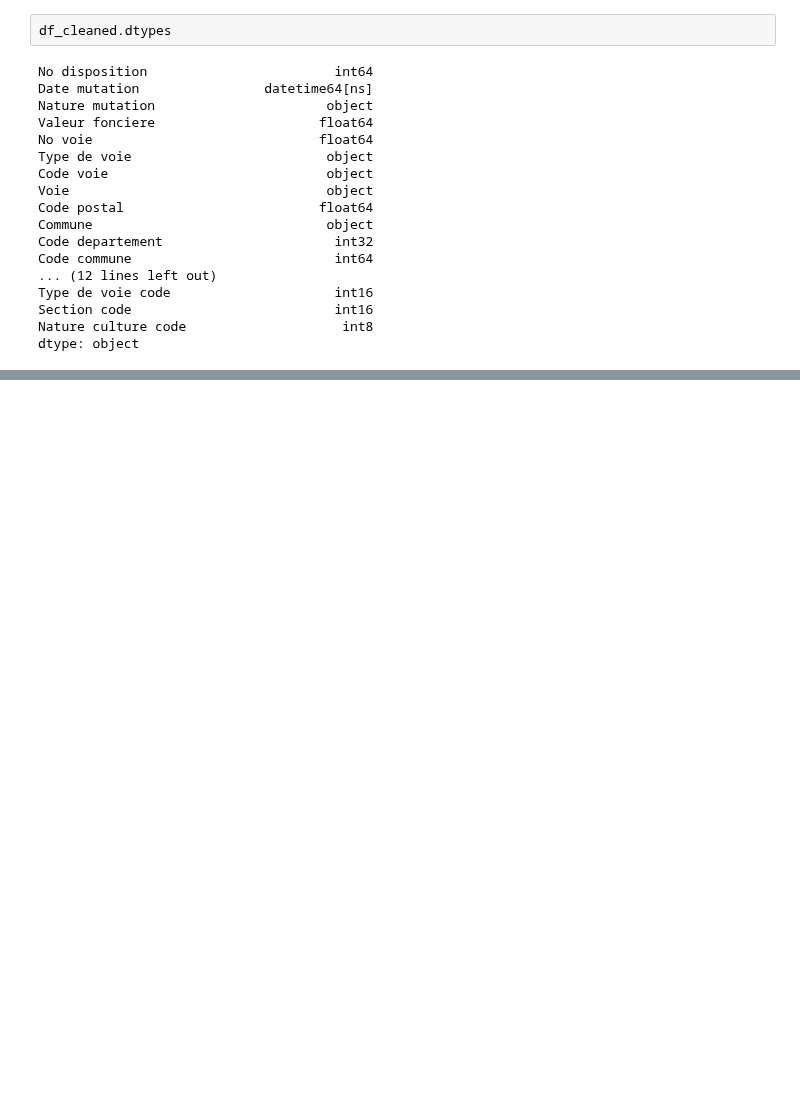
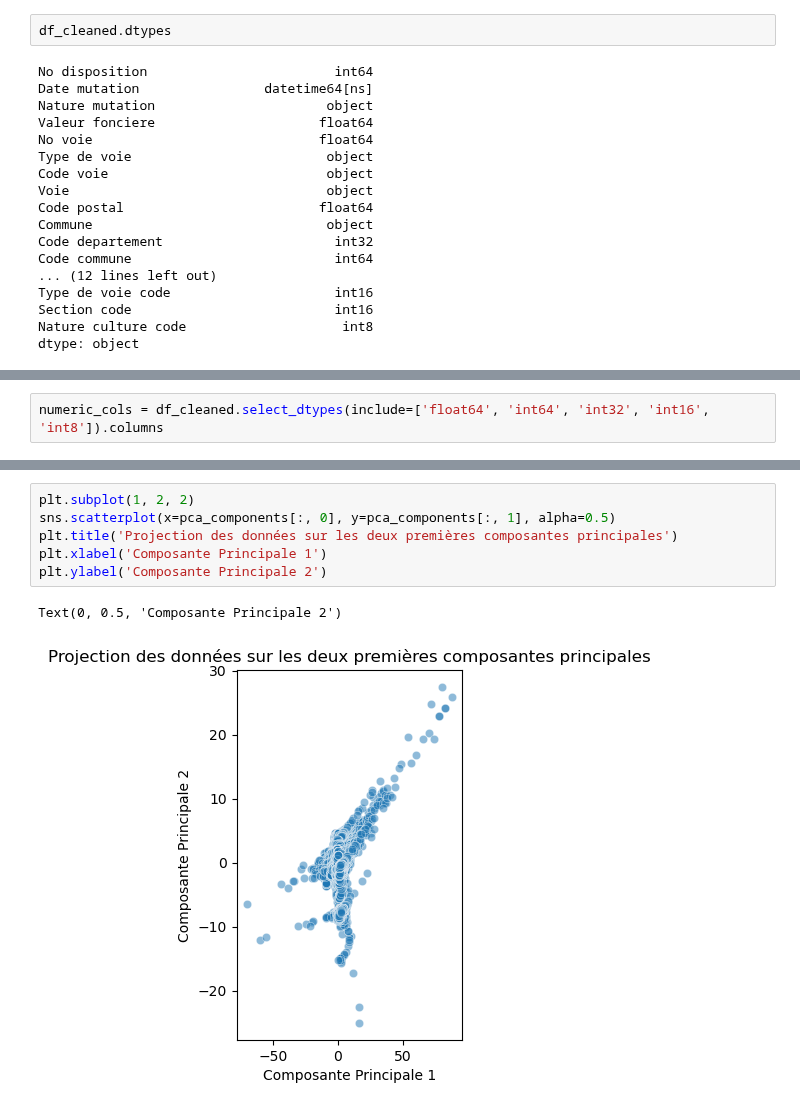
Before and after one commit to Skrinox/Analyses_des_Donnees_DVF, a Jupyter notebook: DVF_Data_Analysis.ipynb, the cells around one changed output, grey strips where cells are left out. Drawn from its saved outputs; the diff is of its cells as text; blank space fills up the shorter version.

```diff
--- a/DVF_Data_Analysis.ipynb
+++ b/DVF_Data_Analysis.ipynb
@@ -280,0 +290,2 @@ df_cleaned.head()
+# %%
+numeric_cols = df_cleaned.select_dtypes(include=['float64', 'int64', 'int32', 'int16', 'int8']).columns
@@ -280,0 +360,9 @@ df_cleaned.head()
+# %%
+plt.subplot(1, 2, 2)
+sns.scatterplot(x=pca_components[:, 0], y=pca_components[:, 1], alpha=0.5)
+plt.title('Projection des données sur les deux premières composantes principales')
+plt.xlabel('Composante Principale 1')
+plt.ylabel('Composante Principale 2')
+# %% [output]
+Text(0, 0.5, 'Composante Principale 2')
+[figure, added]
```
Also changed, not shown: parts of 20 cells of this notebook.
